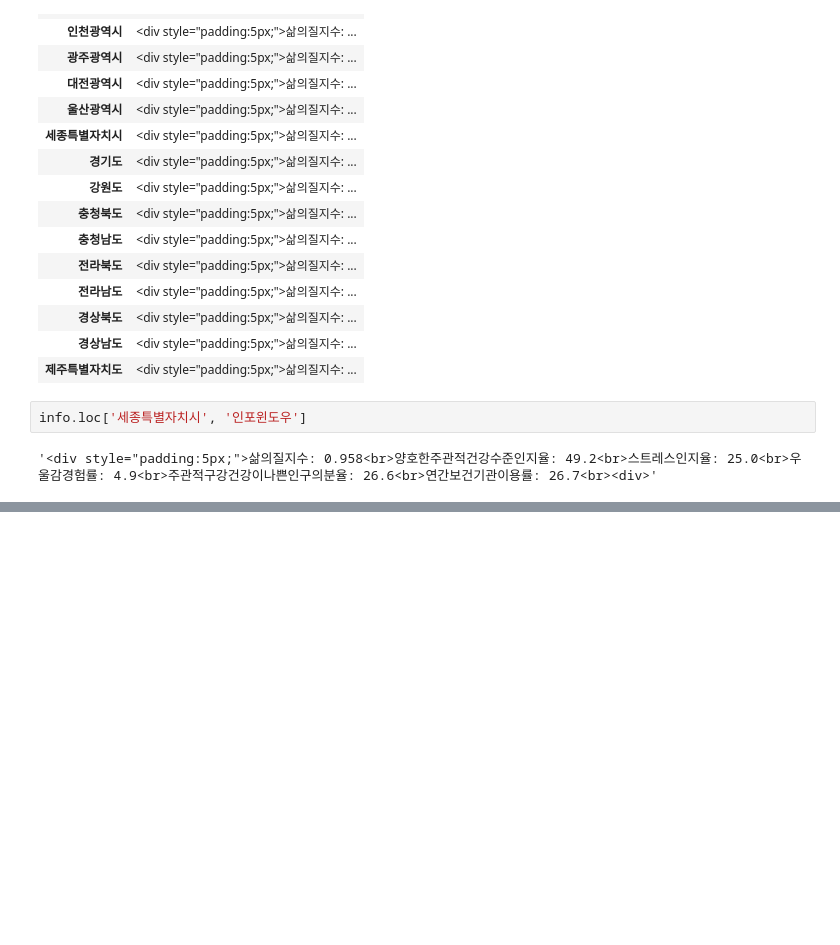
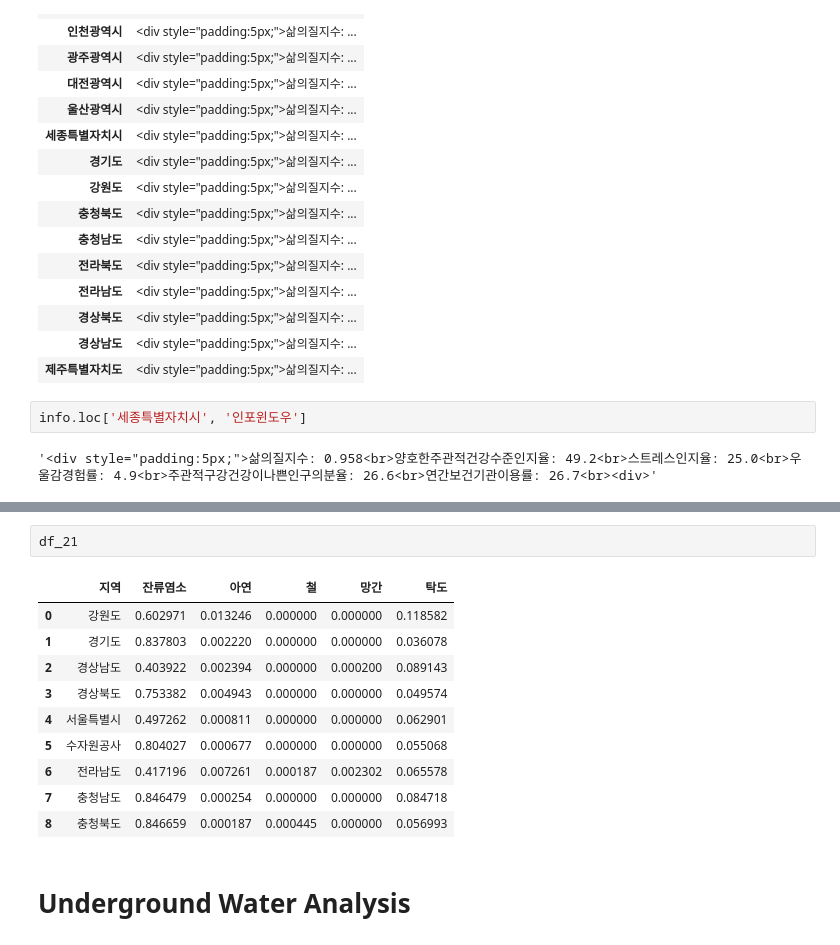
Before and after one commit to BreadFeet/K-water_project, a Jupyter notebook: myanalysis/03_Data_Analysis.ipynb, the cells around one changed output, grey strips where cells are left out. Drawn from its saved outputs; the diff is of its cells as text; blank space fills up the shorter version.

```diff
--- a/myanalysis/03_Data_Analysis.ipynb
+++ b/myanalysis/03_Data_Analysis.ipynb
@@ -441,0 +557,15 @@ info.loc['세종특별자치시', '인포윈도우']
+# %%
+df_21
+# %% [output]
+|  | 지역 | 잔류염소 | 아연 | 철 | 망간 | 탁도 |
+| 0 | 강원도 | 0.602971 | 0.013246 | 0.000000 | 0.000000 | 0.118582 |
+| 1 | 경기도 | 0.837803 | 0.002220 | 0.000000 | 0.000000 | 0.036078 |
+| 2 | 경상남도 | 0.403922 | 0.002394 | 0.000000 | 0.000200 | 0.089143 |
+| 3 | 경상북도 | 0.753382 | 0.004943 | 0.000000 | 0.000000 | 0.049574 |
+| 4 | 서울특별시 | 0.497262 | 0.000811 | 0.000000 | 0.000000 | 0.062901 |
+| 5 | 수자원공사 | 0.804027 | 0.000677 | 0.000000 | 0.000000 | 0.055068 |
+| 6 | 전라남도 | 0.417196 | 0.007261 | 0.000187 | 0.002302 | 0.065578 |
+| 7 | 충청남도 | 0.846479 | 0.000254 | 0.000000 | 0.000000 | 0.084718 |
+| 8 | 충청북도 | 0.846659 | 0.000187 | 0.000445 | 0.000000 | 0.056993 |
+# %% [markdown]
+# Underground Water Analysis
```
Also changed, not shown: parts of 11 cells of this notebook, 18 other files.
